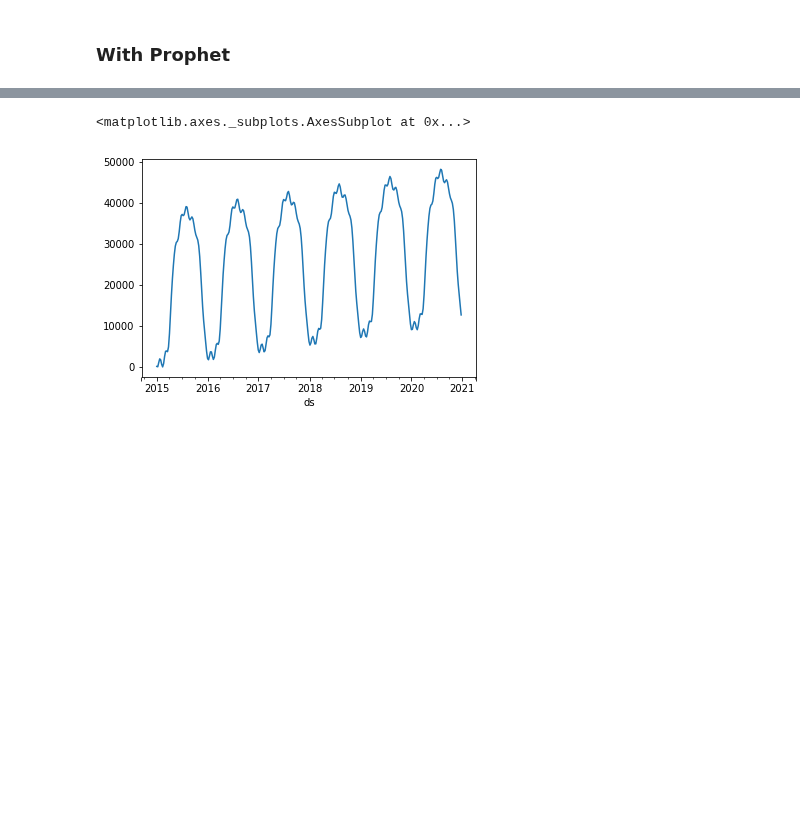
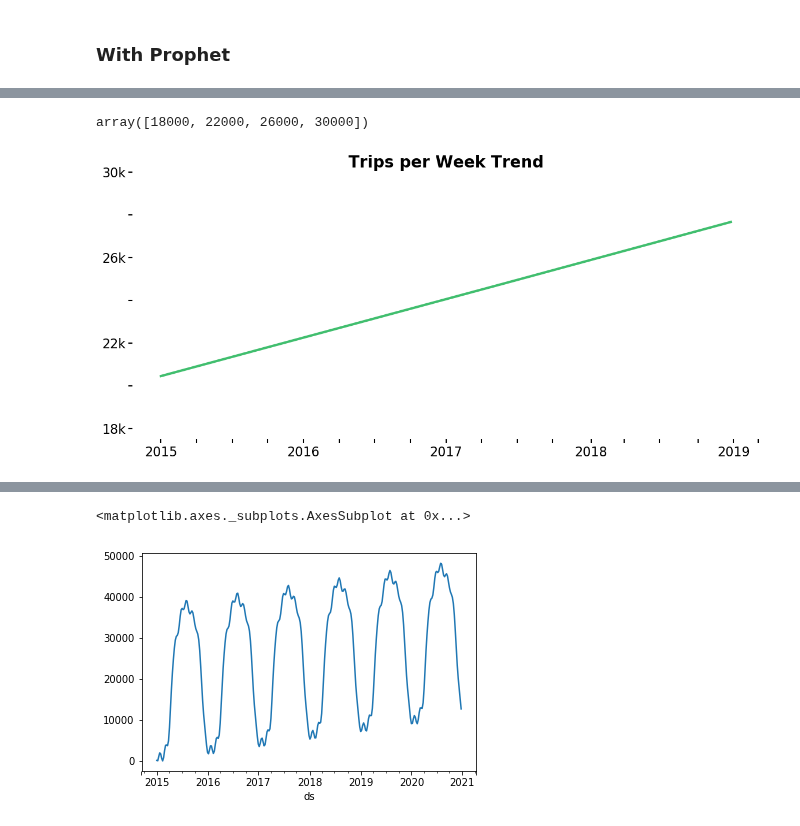
Before and after one commit to cneiderer/Class_Projects, a Jupyter notebook: Project5/ExogSystemLevelModels.ipynb, the cells around one changed output, grey strips where cells are left out. Saved outputs shown, nothing was run; the diff lists cells and outputs as text; code cells hidden in the pictures; blank space fills up the shorter version.

```diff
--- a/Project5/ExogSystemLevelModels.ipynb
+++ b/Project5/ExogSystemLevelModels.ipynb
@@ -90,0 +99,3 @@ forecast_data = forecast.set_index('ds')
+# %%
+forecast = forecast.set_index('ds', drop=True)
+forecast
@@ -91,3 +126,28 @@ forecast_data = forecast.set_index('ds')
+# %%
+plt.style.use('default')
+plt_color = '7d868c'
+plt_color = 'white'
+fig,ax = plt.subplots(figsize=(14,6), facecolor=plt_color)
+
+forecast.trend.plot(color='#00a93d', lw=3, alpha=0.75, label='Forecast', ax=ax)
+
+ax.set_title('Trips per Week Trend', fontdict={'size': 20, 'weight': 'bold'})
+
+ax.set_xlabel('')
+
+ax.set_yticks(np.arange(18000, 30001, 2000), minor=True)
+ax.set_yticks(np.arange(18000, 30001, 4000), minor=False)
+ax.set_yticklabels(['18k', '22k', '26k', '30k'], minor=False)
+ax.set_ylim(bottom=17500, top=30000)
+
+fs = 16
+ax.tick_params(which='both', axis='both', labelsize=fs, width=1.5, length=5)
+ax.set_frame_on(0)
+
+ax.get_yticks()
+# %% [output]
+array([18000, 22000, 26000, 30000])
+[figure, added]
 # %%
 forecast_data
 # %% [output]
```
Also changed, not shown: parts of 12 cells of this notebook, 5 other files.
